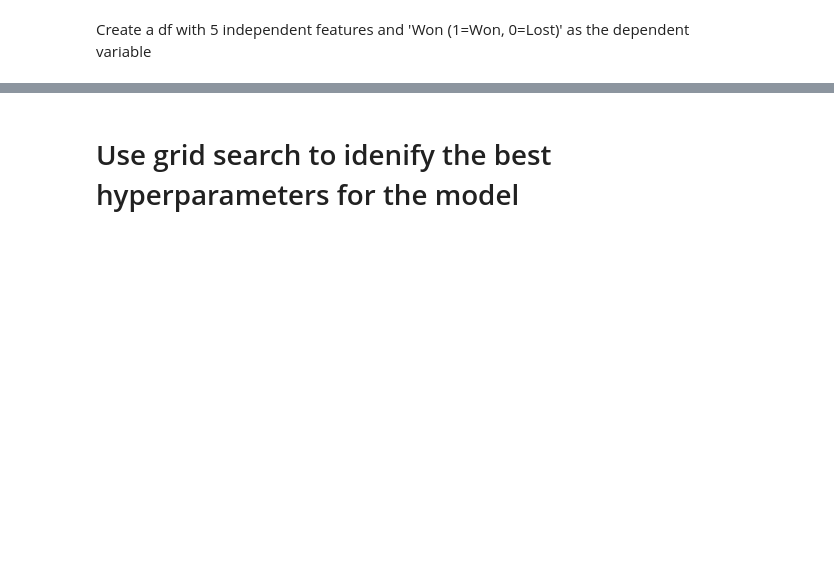
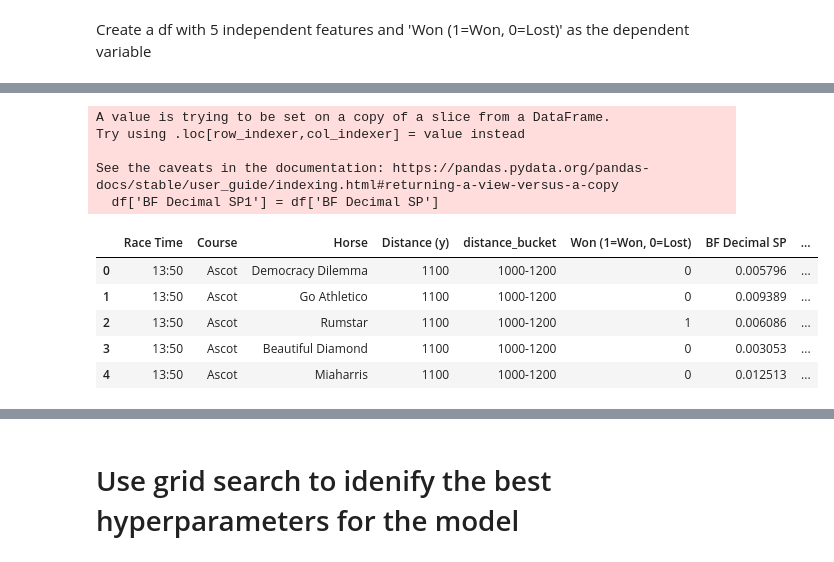
Before and after one commit to andrewbarwise/horse_trading, a Jupyter notebook: notebooks/models_testing.ipynb, the cells around one changed output, grey strips where cells are left out. Drawn from its saved outputs; the diff is of its cells as text; code cells hidden in the pictures; blank space fills up the shorter version.

```diff
--- a/notebooks/models_testing.ipynb
+++ b/notebooks/models_testing.ipynb
@@ -86,3 +59,26 @@ normalized_df.head(5)
+# %%
+df['BF Decimal SP1'] = df['BF Decimal SP']
+# %% [output]
+A value is trying to be set on a copy of a slice from a DataFrame.
+Try using .loc[row_indexer,col_indexer] = value instead
+
+See the caveats in the documentation: https://pandas.pydata.org/pandas-docs/stable/user_guide/indexing.html#returning-a-view-versus-a-copy
+  df['BF Decimal SP1'] = df['BF Decimal SP']
+# %%
+cleaned_df = DataCleaning.replace_nan(df, ['BF Decimal SP', 'Weight (pounds)',
+           'PFR', 'User Rating 1 LTO', 'Draw IV'])
+# %%
+normalized_df = DataCleaning.normalize_columns(cleaned_df, ['BF Decimal SP', 'Weight (pounds)',
+           'PFR', 'User Rating 1 LTO','Draw IV'])
+
+normalized_df.head(5)
+# %% [output]
+|  | Race Time | Course | Horse | Distance (y) | distance_bucket | Won (1=Won, 0=Lost) | BF Decimal SP | ... |
+| 0 | 13:50 | Ascot | Democracy Dilemma | 1100 | 1000-1200 | 0 | 0.005796 | ... |
+| 1 | 13:50 | Ascot | Go Athletico | 1100 | 1000-1200 | 0 | 0.009389 | ... |
+| 2 | 13:50 | Ascot | Rumstar | 1100 | 1000-1200 | 1 | 0.006086 | ... |
+| 3 | 13:50 | Ascot | Beautiful Diamond | 1100 | 1000-1200 | 0 | 0.003053 | ... |
+| 4 | 13:50 | Ascot | Miaharris | 1100 | 1000-1200 | 0 | 0.012513 | ... |
 # %%
 train_data, test_data = DataCleaning.split_data(df = normalized_df)
 
```
Also changed, not shown: parts of 39 cells of this notebook, 8 other files.
